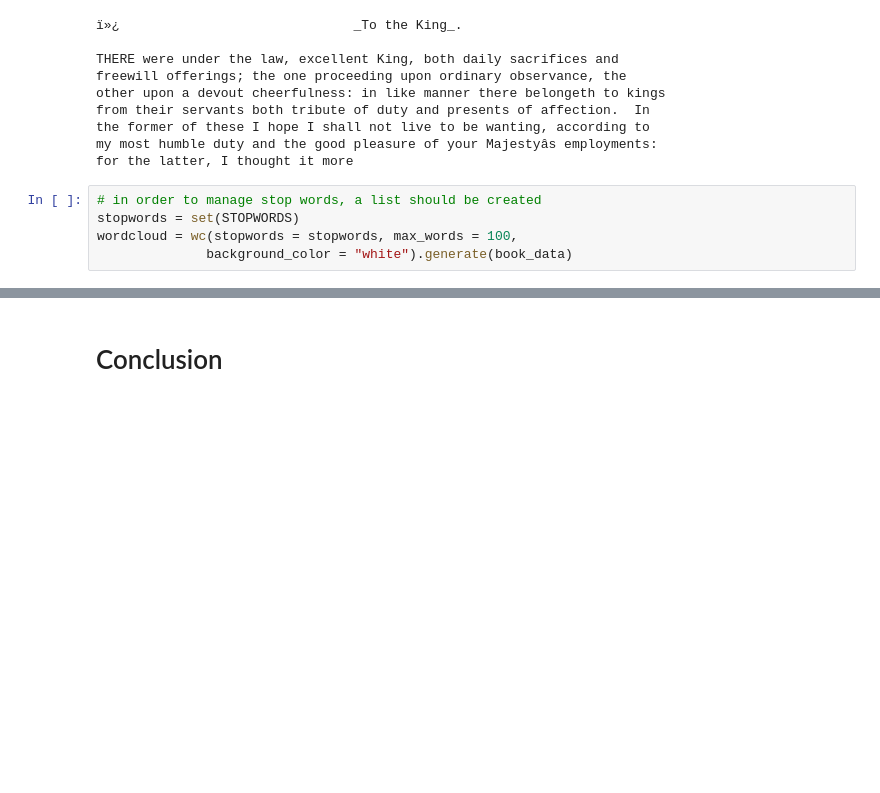
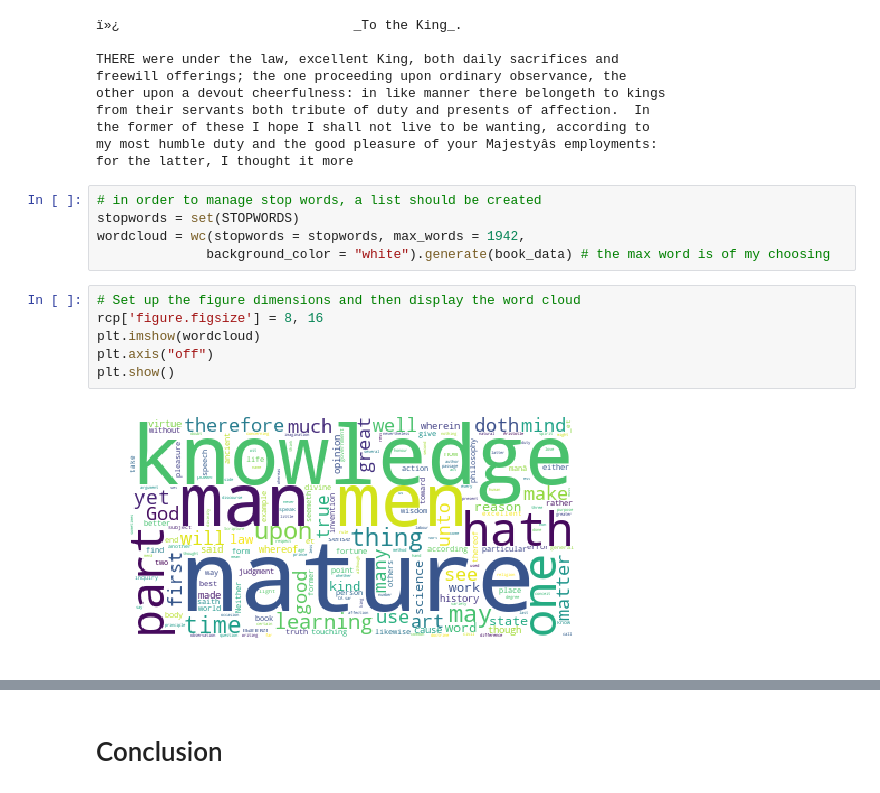
Before and after one commit to datastate/analytics, a Jupyter notebook: francisBaconInACloudUsingPython.ipynb, the cells around one changed output, grey strips where cells are left out. Saved outputs shown, nothing was run; the diff lists cells and outputs as text; blank space fills up the shorter version.

```diff
--- a/francisBaconInACloudUsingPython.ipynb
+++ b/francisBaconInACloudUsingPython.ipynb
@@ -28,5 +34,13 @@ for the latter, I thought it more
 # %%
 # in order to manage stop words, a list should be created
 stopwords = set(STOPWORDS)
-wordcloud = wc(stopwords = stopwords, max_words = 100,
-              background_color = "white").generate(book_data)
+wordcloud = wc(stopwords = stopwords, max_words = 1942,
+              background_color = "white").generate(book_data) # the max word is of my choosing
+# %%
+# Set up the figure dimensions and then display the word cloud
+rcp['figure.figsize'] = 8, 16
+plt.imshow(wordcloud)
+plt.axis("off")
+plt.show()
+# %% [output]
+[figure, added]
```
Also changed, not shown: parts of 13 cells of this notebook.
